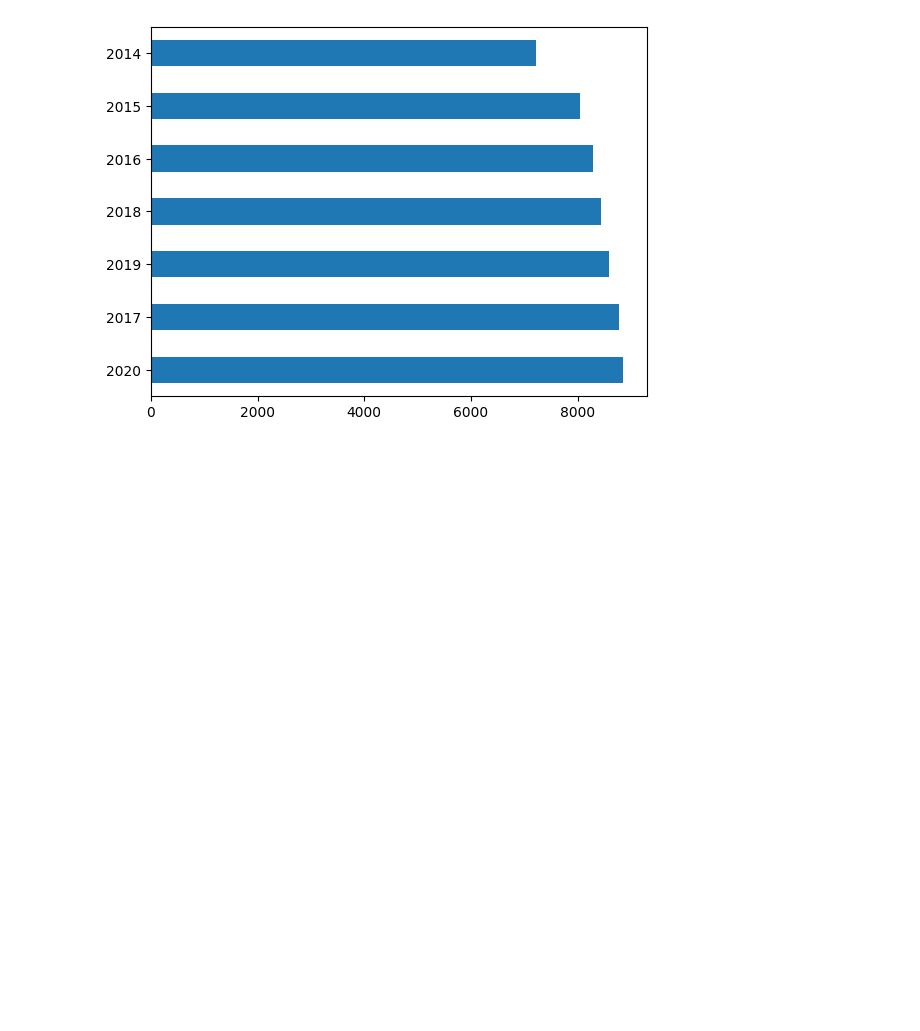
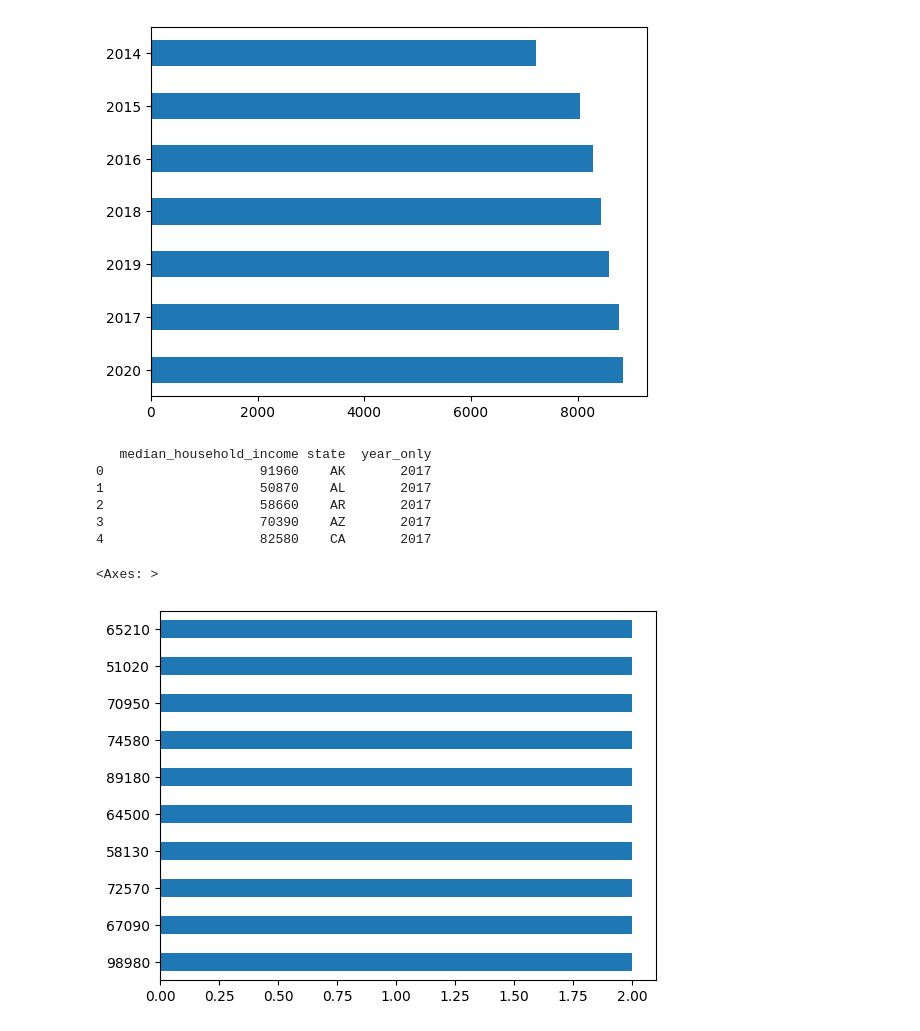
Before and after one commit to JessiPool/KaggleXProject, a Jupyter notebook: AffordableHousingMatrix.ipynb, the cells around one changed output. Drawn from its saved outputs; the diff is of its cells as text; code cells hidden in the pictures; blank space fills up the shorter version.

```diff
--- a/AffordableHousingMatrix.ipynb
+++ b/AffordableHousingMatrix.ipynb
@@ -65,3 +76,17 @@ rental.year_only.value_counts().head(10).plot.barh()
 # %% [output]
 <Axes: >
 [figure]
+# %%
+print(medianhh.head())
+# %% [output]
+   median_household_income state  year_only
+0                    91960    AK       2017
+1                    50870    AL       2017
+2                    58660    AR       2017
+3                    70390    AZ       2017
+4                    82580    CA       2017
+# %%
+medianhh.median_household_income.value_counts().head(10).plot.barh()
+# %% [output]
+<Axes: >
+[figure, added]
```
Also changed, not shown: parts of 17 cells of this notebook.
